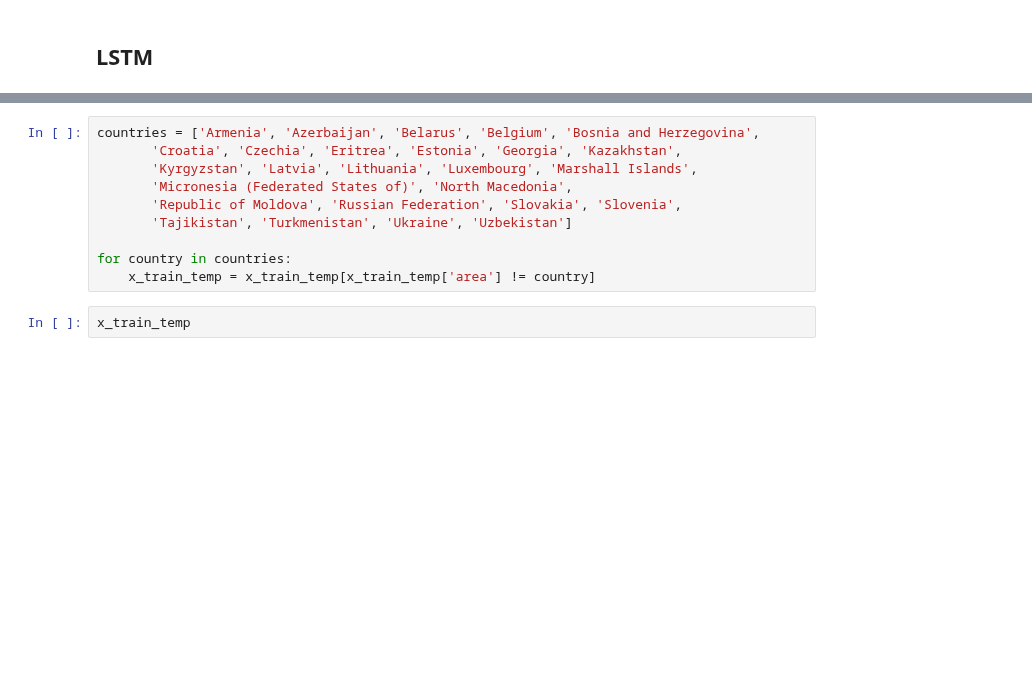
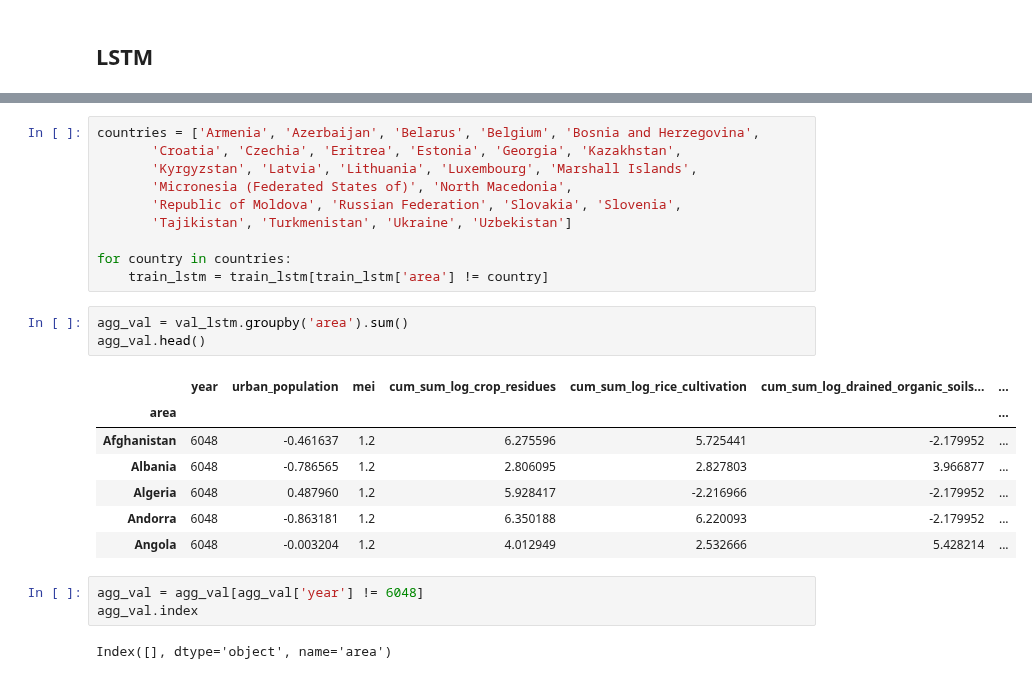
Before and after one commit to fayesimone/agriculture_emissions_prediction, a Jupyter notebook: Model_Building.ipynb, the cells around one changed output, grey strips where cells are left out. Saved outputs shown, nothing was run; the diff lists cells and outputs as text; blank space fills up the shorter version.

```diff
--- a/Model_Building.ipynb
+++ b/Model_Building.ipynb
@@ -1633,6 +1513,20 @@ countries = ['Armenia', 'Azerbaijan', 'Belarus', 'Belgium', 'Bosnia and Herzegov
        'Tajikistan', 'Turkmenistan', 'Ukraine', 'Uzbekistan']
 
 for country in countries:
-    x_train_temp = x_train_temp[x_train_temp['area'] != country]
+    train_lstm = train_lstm[train_lstm['area'] != country]
-# %%
-x_train_temp
+# %%
+agg_val = val_lstm.groupby('area').sum()
+agg_val.head()
+# %% [output]
+|  | year | urban_population | mei | cum_sum_log_crop_residues | cum_sum_log_rice_cultivation | cum_sum_log_drained_organic_soils... | ... |
+| area |  |  |  |  |  |  | ... |
+| Afghanistan | 6048 | -0.461637 | 1.2 | 6.275596 | 5.725441 | -2.179952 | ... |
+| Albania | 6048 | -0.786565 | 1.2 | 2.806095 | 2.827803 | 3.966877 | ... |
+| Algeria | 6048 | 0.487960 | 1.2 | 5.928417 | -2.216966 | -2.179952 | ... |
+| Andorra | 6048 | -0.863181 | 1.2 | 6.350188 | 6.220093 | -2.179952 | ... |
+| Angola | 6048 | -0.003204 | 1.2 | 4.012949 | 2.532666 | 5.428214 | ... |
+# %%
+agg_val = agg_val[agg_val['year'] != 6048]
+agg_val.index
+# %% [output]
+Index([], dtype='object', name='area')
```
Also changed, not shown: parts of 34 cells of this notebook.
